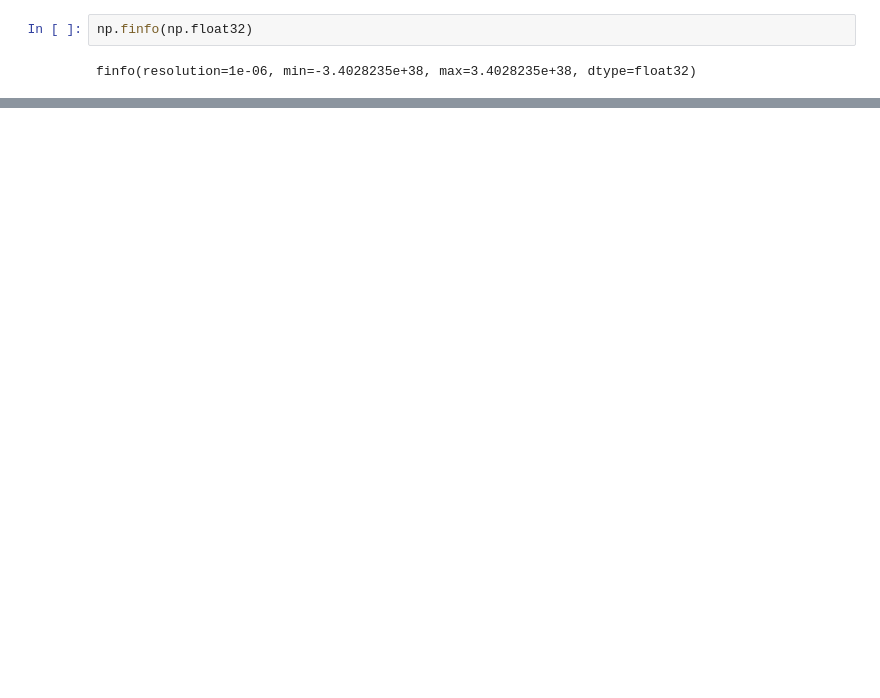
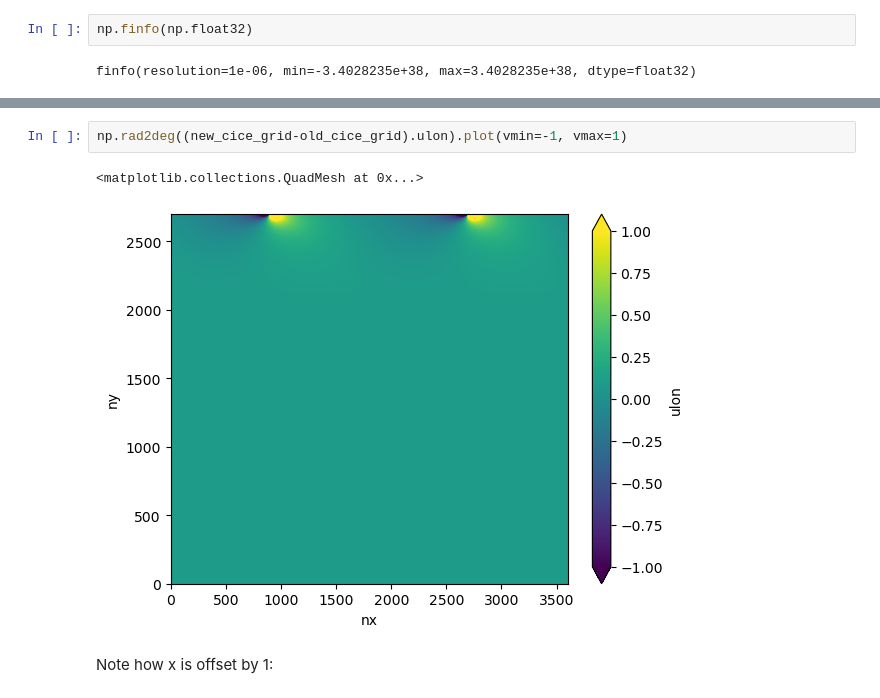
Before and after one commit to anton-seaice/sandbox, a Jupyter notebook: cice_grid_valiation.ipynb, the cells around one changed output, grey strips where cells are left out. Drawn from its saved outputs; the diff is of its cells as text; blank space fills up the shorter version.

```diff
--- a/cice_grid_valiation.ipynb
+++ b/cice_grid_valiation.ipynb
@@ -87,0 +93,7 @@ missing vars in new?
+# %%
+np.rad2deg((new_cice_grid-old_cice_grid).ulon).plot(vmin=-1, vmax=1)
+# %% [output]
+<matplotlib.collections.QuadMesh at 0x...>
+[figure, added]
+# %% [markdown]
+Note how x is offset by 1:
```
Also changed, not shown: parts of 29 cells of this notebook.
